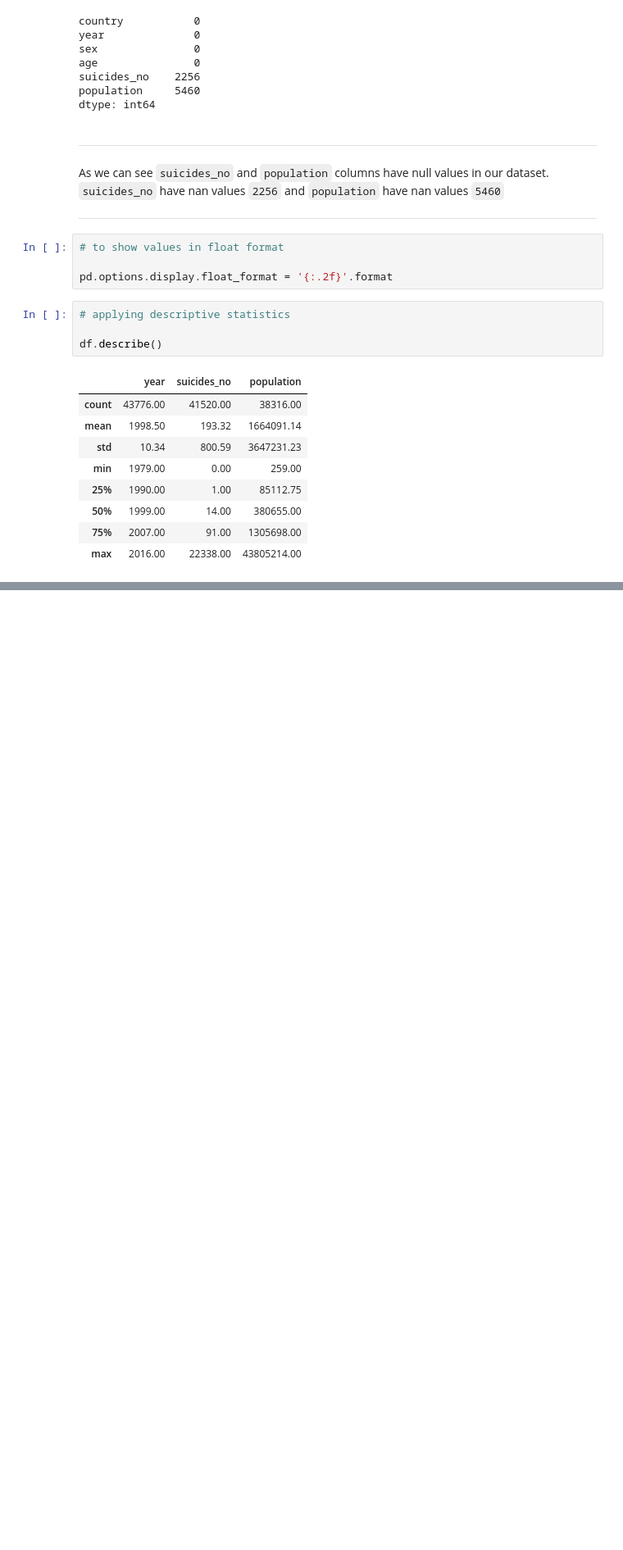
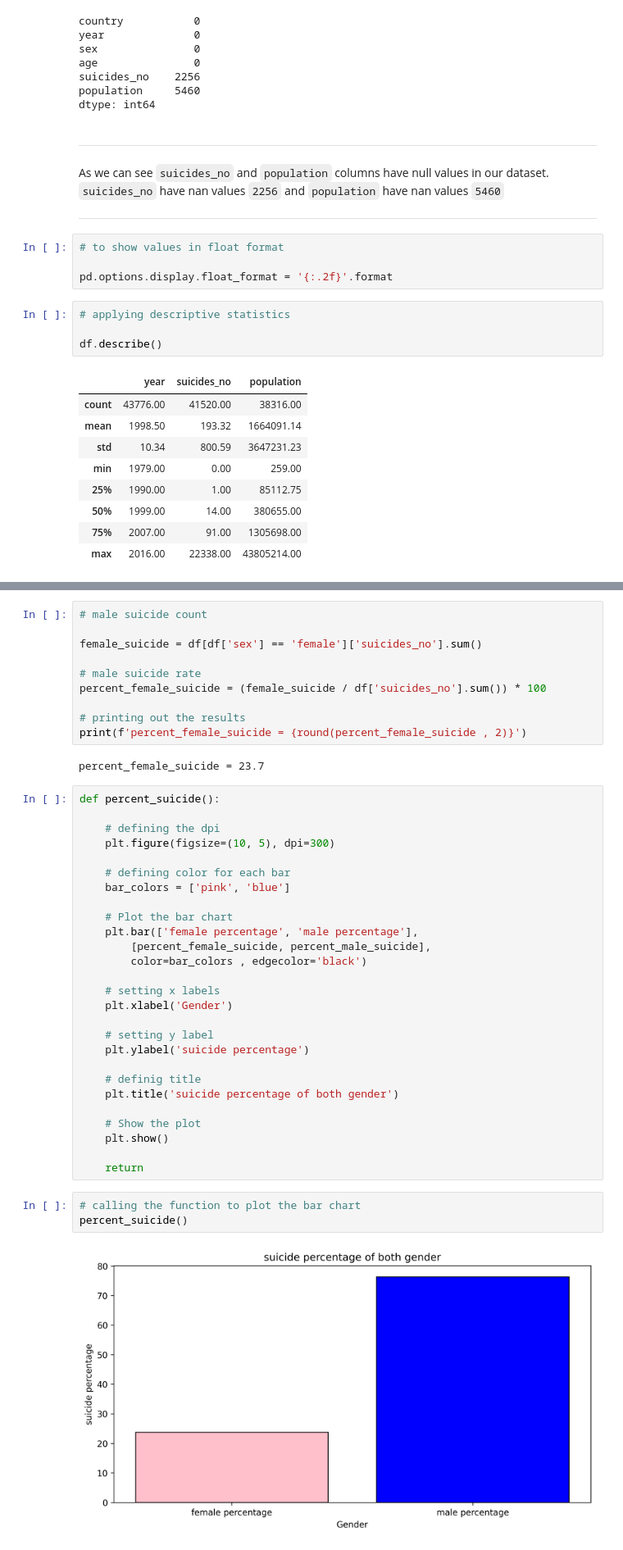
Before and after one commit to Akmal1995/Applied-Data-Science-Assignment-1, a Jupyter notebook: assignment_2.ipynb, the cells around one changed output, grey strips where cells are left out. Shown at 82% size. Cells and saved outputs as stored; diff of their text form; blank space fills up the shorter version.

```diff
--- a/assignment_2.ipynb
+++ b/assignment_2.ipynb
@@ -195,0 +296,44 @@ df.describe()
+# %%
+# male suicide count
+
+female_suicide = df[df['sex'] == 'female']['suicides_no'].sum()
+
+# male suicide rate
+percent_female_suicide = (female_suicide / df['suicides_no'].sum()) * 100
+
+# printing out the results
+print(f'percent_female_suicide = {round(percent_female_suicide , 2)}')
+# %% [output]
+percent_female_suicide = 23.7
+# %%
+def percent_suicide():
+
+    # defining the dpi
+    plt.figure(figsize=(10, 5), dpi=300)
+
+    # defining color for each bar
+    bar_colors = ['pink', 'blue']
+
+    # Plot the bar chart
+    plt.bar(['female percentage', 'male percentage'],
+        [percent_female_suicide, percent_male_suicide],
+        color=bar_colors , edgecolor='black')
+
+    # setting x labels
+    plt.xlabel('Gender')
+
+    # setting y label
+    plt.ylabel('suicide percentage')
+
+    # definig title
+    plt.title('suicide percentage of both gender')
+
+    # Show the plot
+    plt.show()
+
+    return
+# %%
+# calling the function to plot the bar chart
+percent_suicide()
+# %% [output]
+[figure, added]
```
Also changed, not shown: parts of 20 cells of this notebook.
